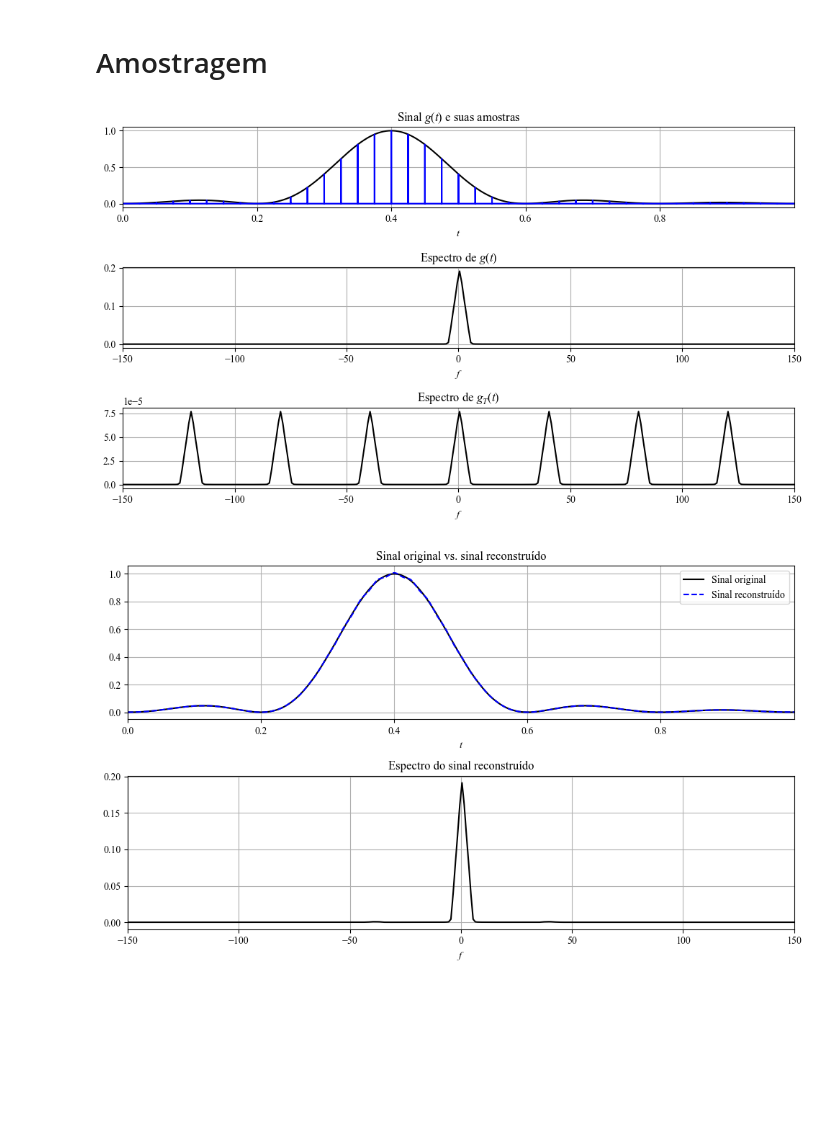
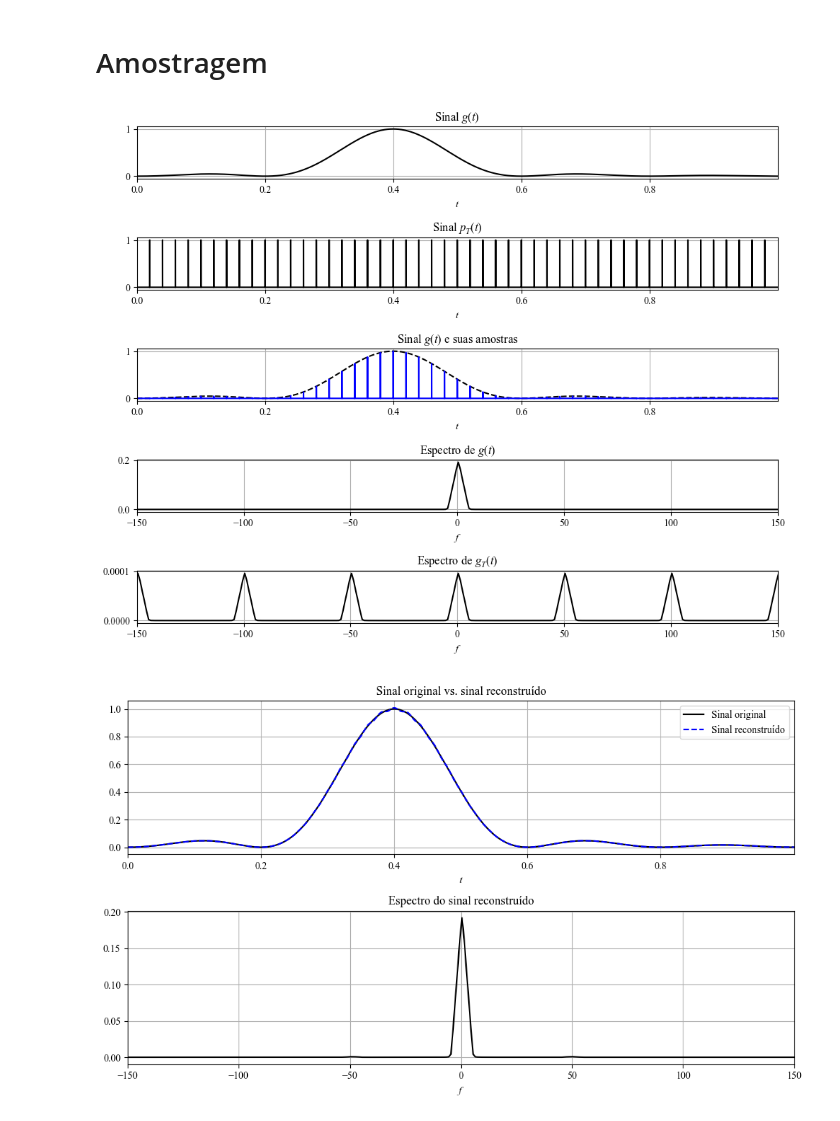
Before and after one commit to pedrothiag/signals-and-systems, a Jupyter notebook: 05_amostragem.ipynb, the cells around one changed output. Drawn from its saved outputs; the diff is of its cells as text; code cells hidden in the pictures; blank space fills up the shorter version.

```diff
--- a/05_amostragem.ipynb
+++ b/05_amostragem.ipynb
@@ -33,41 +33,59 @@ t = np.arange(0,time,Td)
 g = np.sinc(5*(t-0.4))**2
 f,Gf = ctft(g,Td)
 
 # Amostragem de g(t)
-Fs = 40
+Fs = 50
 Ts = 1/Fs
 N = len(g)
 nFac = int(np.round(Ts/Td))         # A cada nFac valores de g(t) teremos uma amostra de gT(t)
-gT = np.zeros(N)
-gT[0::nFac] = g[0::nFac]
+pT = np.zeros_like(g)
+pT[0::nFac] = 1
+gT = g*pT
+# gT = np.zeros(N)
+# gT[0::nFac] = g[0::nFac]
 f,GTf = ctft(gT,Td)
 
 # Plots
-plt.figure(figsize=(10,6))
-plt.subplot(3,1,1)
+plt.figure(figsize=(10,8))
+
+plt.subplot(5,1,1)
 plt.plot(t,g,'k')
+plt.xlabel('$t$')
+plt.title('Sinal $g(t)$')
+plt.xlim(min(t),max(t))
+plt.grid()
+
+plt.subplot(5,1,2)
+plt.plot(t,pT,'k')
+plt.xlabel('$t$')
+plt.title('Sinal $p_T(t)$')
+plt.xlim(min(t),max(t))
+plt.grid()
+
+plt.subplot(5,1,3)
+plt.plot(t,g,'--k')
 plt.xlabel('$t$')
 plt.title('Sinal $g(t)$ e suas amostras')
 plt.plot(t,gT,'b')
 plt.xlim(min(t),max(t))
 plt.grid()
 
-plt.subplot(3,1,2)
+plt.subplot(5,1,4)
 plt.plot(f,abs(Gf),'k')
 plt.xlim(-150,150)
 plt.xlabel('$f$')
 plt.title('Espectro de $g(t)$')
 plt.grid()
 
-plt.subplot(3,1,3)
+plt.subplot(5,1,5)
 plt.plot(f,abs(GTf),'k')
 plt.xlim(-150,150)
 plt.xlabel('$f$')
 plt.title('Espectro de $g_T(t)$')
 plt.grid()
 plt.tight_layout()
 # %% [output]
-[figure, old version]
+[figure, new version]
 # %%
 ###############################################################################################
 # Reconstrução Ideal
```
Also changed, not shown: parts of 1 cell of this notebook.
